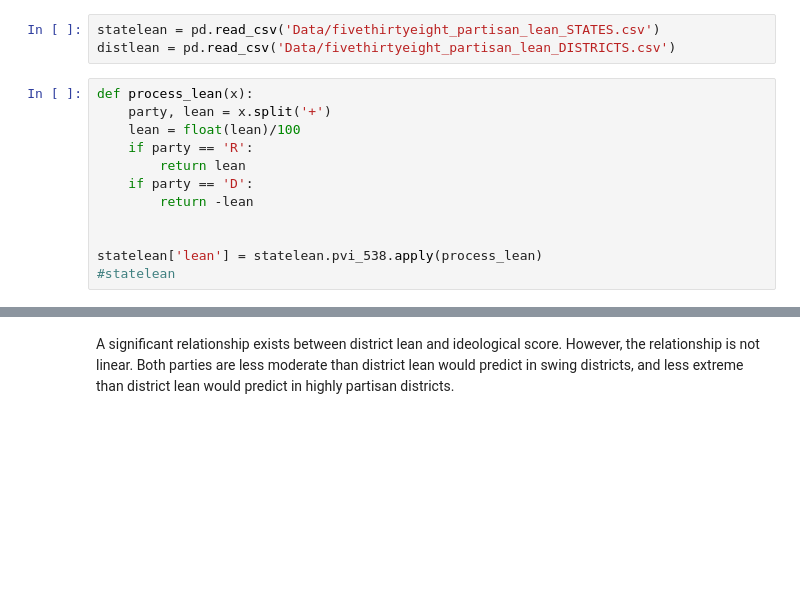
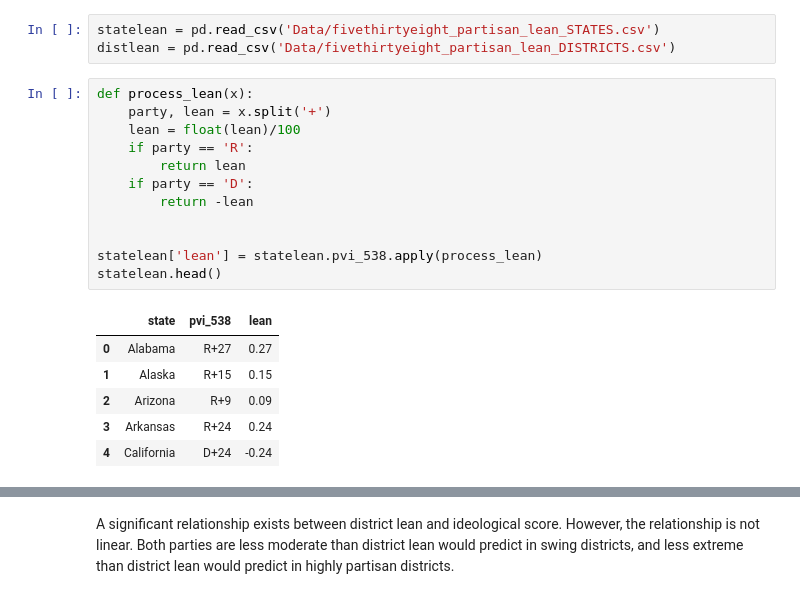
Before and after one commit to Nhorning/Congressional_Survival, a Jupyter notebook: Exploratory Data Analysis.ipynb, the cells around one changed output, grey strips where cells are left out. Saved outputs shown, nothing was run; the diff lists cells and outputs as text; blank space fills up the shorter version.

```diff
--- a/Exploratory Data Analysis.ipynb
+++ b/Exploratory Data Analysis.ipynb
@@ -745,14 +745,21 @@ distlean = pd.read_csv('Data/fivethirtyeight_partisan_lean_DISTRICTS.csv')
 # %%
 def process_lean(x):
     party, lean = x.split('+')
     lean = float(lean)/100
     if party == 'R':
         return lean
     if party == 'D':
         return -lean
 
 
 statelean['lean'] = statelean.pvi_538.apply(process_lean)
-#statelean
+statelean.head()
+# %% [output]
+|  | state | pvi_538 | lean |
+| 0 | Alabama | R+27 | 0.27 |
+| 1 | Alaska | R+15 | 0.15 |
+| 2 | Arizona | R+9 | 0.09 |
+| 3 | Arkansas | R+24 | 0.24 |
+| 4 | California | D+24 | -0.24 |
 # %%
 distlean['lean'] = distlean.pvi_538.apply(process_lean)
```
Also changed, not shown: parts of 7 cells of this notebook.
